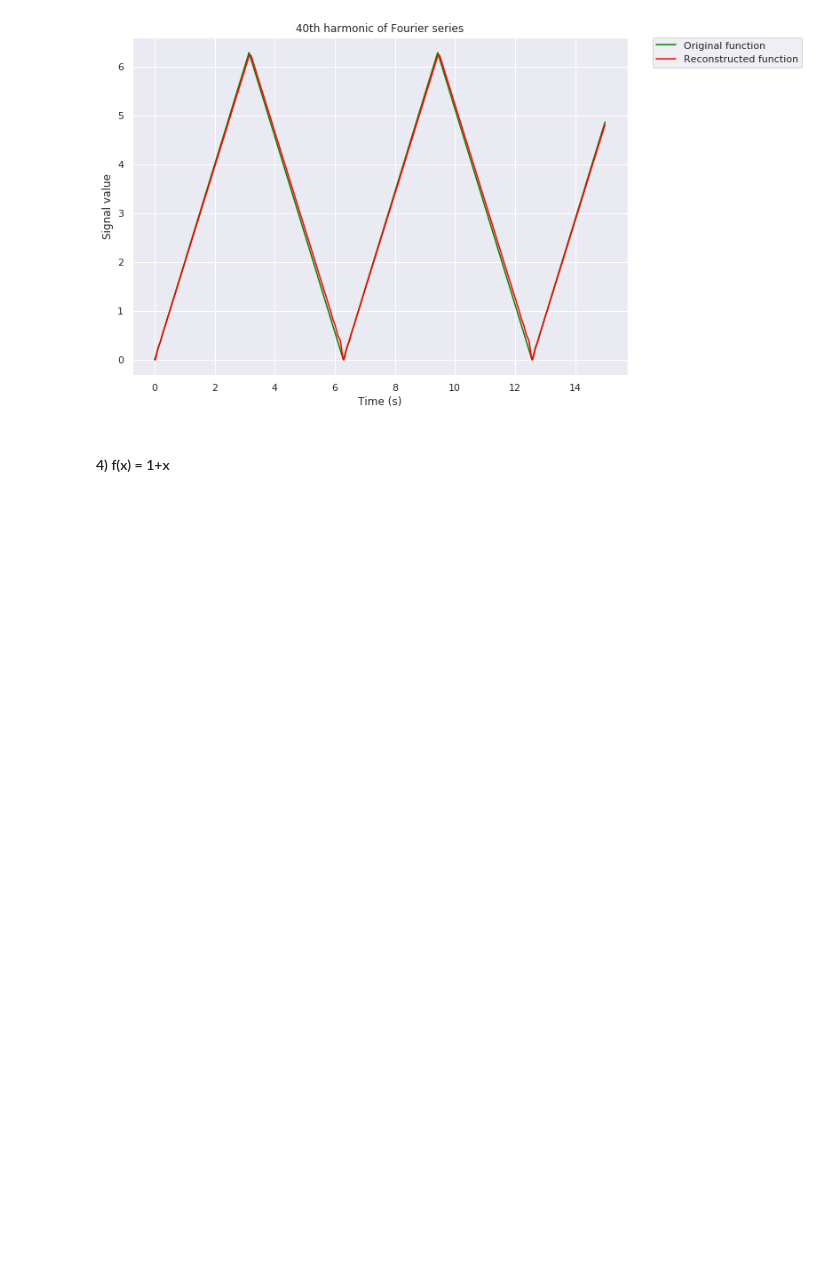
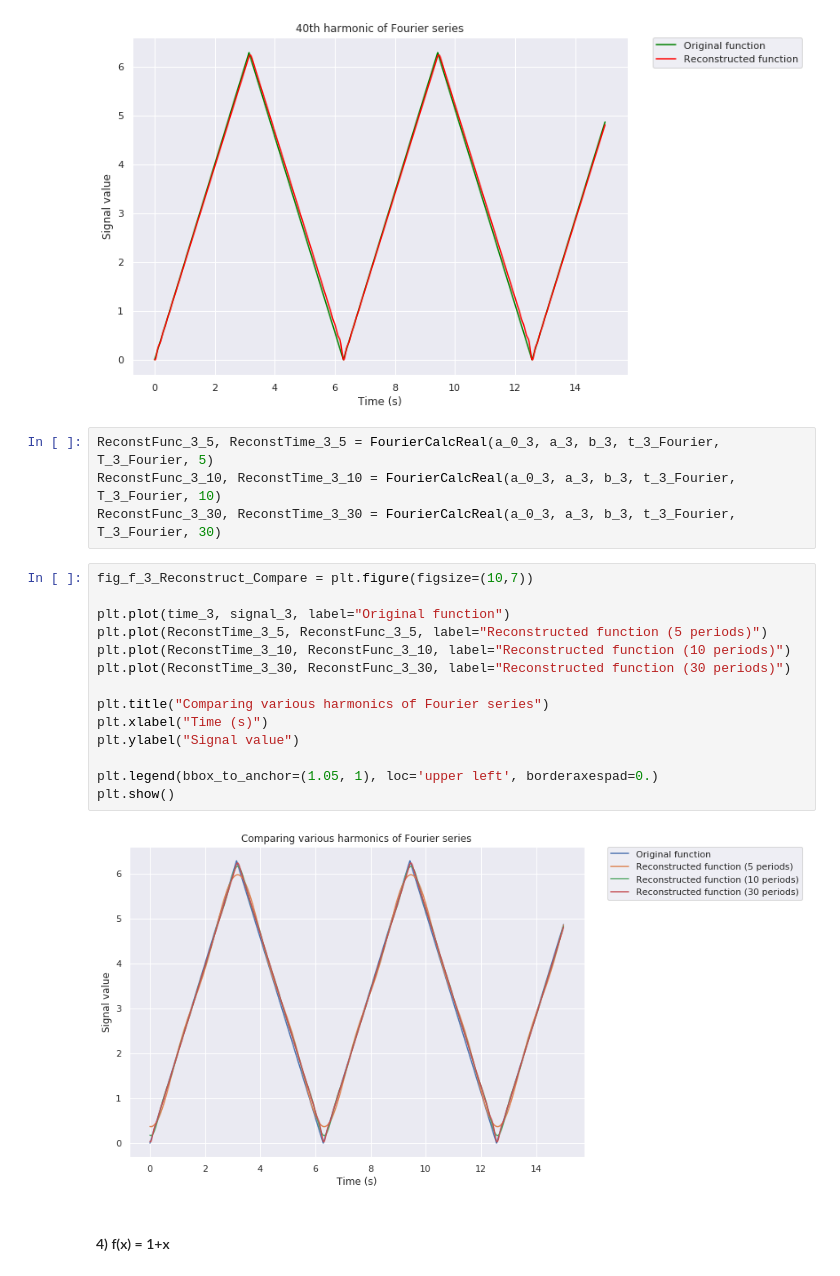
Before and after one commit to masterdesky/ELTE-signal-processing-2018, a Jupyter notebook: 2. feladatsor/Assignment 2.ipynb, the cells around one changed output. Saved outputs shown, nothing was run; the diff lists cells and outputs as text; blank space fills up the shorter version.

```diff
--- a/2. feladatsor/Assignment 2.ipynb
+++ b/2. feladatsor/Assignment 2.ipynb
@@ -893,6 +916,26 @@ plt.legend(bbox_to_anchor=(1.05, 1), loc='upper left', borderaxespad=0.)
 plt.show()
 # %% [output]
 [figure]
+# %%
+ReconstFunc_3_5, ReconstTime_3_5 = FourierCalcReal(a_0_3, a_3, b_3, t_3_Fourier, T_3_Fourier, 5)
+ReconstFunc_3_10, ReconstTime_3_10 = FourierCalcReal(a_0_3, a_3, b_3, t_3_Fourier, T_3_Fourier, 10)
+ReconstFunc_3_30, ReconstTime_3_30 = FourierCalcReal(a_0_3, a_3, b_3, t_3_Fourier, T_3_Fourier, 30)
+# %%
+fig_f_3_Reconstruct_Compare = plt.figure(figsize=(10,7))
+
+plt.plot(time_3, signal_3, label="Original function")
+plt.plot(ReconstTime_3_5, ReconstFunc_3_5, label="Reconstructed function (5 periods)")
+plt.plot(ReconstTime_3_10, ReconstFunc_3_10, label="Reconstructed function (10 periods)")
+plt.plot(ReconstTime_3_30, ReconstFunc_3_30, label="Reconstructed function (30 periods)")
+
+plt.title("Comparing various harmonics of Fourier series")
+plt.xlabel("Time (s)")
+plt.ylabel("Signal value")
+
+plt.legend(bbox_to_anchor=(1.05, 1), loc='upper left', borderaxespad=0.)
+plt.show()
+# %% [output]
+[figure, added]
 # %% [markdown]
 #### 4) f(x) = 1+x
 # %%
```
Also changed, not shown: parts of 60 cells of this notebook.
